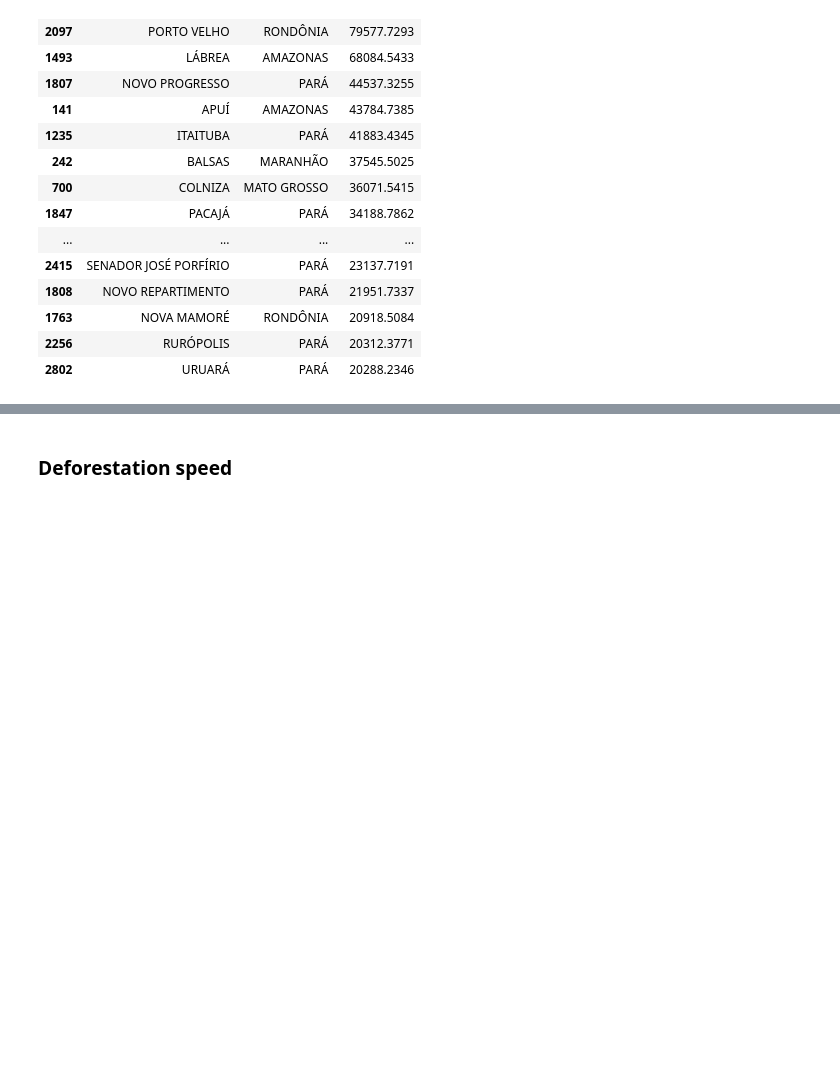
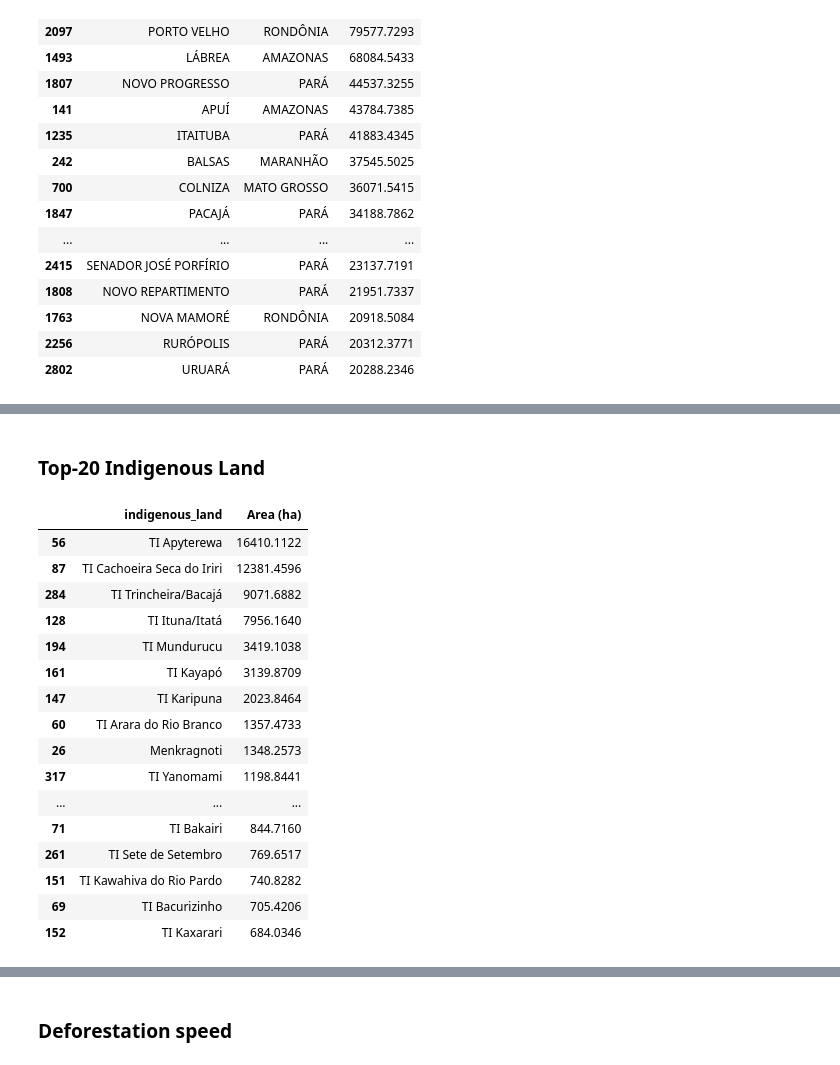
Before and after one commit to leandroleal/mapbiomas-alerta-analysis, a Jupyter notebook: validated_alerts.ipynb, the cells around one changed output, grey strips where cells are left out. Drawn from its saved outputs; the diff is of its cells as text; code cells hidden in the pictures; blank space fills up the shorter version.

```diff
--- a/validated_alerts.ipynb
+++ b/validated_alerts.ipynb
@@ -160,0 +202,28 @@ df.sort_values('Area (ha)',ascending=False)[0:20]
+# %% [markdown]
+### Top-20 Indigenous Land
+# %%
+import matplotlib.pyplot as plt
+
+mask = validated['indigenous_land_area'] > 0
+
+c2 = 'indigenous_land'
+df = validated.groupby(['indigenous_land'])['Area (ha)'].sum().reset_index(name='Area (ha)')
+df.sort_values('Area (ha)',ascending=False)[0:20]
+# %% [output]
+|  | indigenous_land | Area (ha) |
+| 56 | TI Apyterewa | 16410.1122 |
+| 87 | TI Cachoeira Seca do Iriri | 12381.4596 |
+| 284 | TI Trincheira/Bacajá | 9071.6882 |
+| 128 | TI Ituna/Itatá | 7956.1640 |
+| 194 | TI Mundurucu | 3419.1038 |
+| 161 | TI Kayapó | 3139.8709 |
+| 147 | TI Karipuna | 2023.8464 |
+| 60 | TI Arara do Rio Branco | 1357.4733 |
+| 26 | Menkragnoti | 1348.2573 |
+| 317 | TI Yanomami | 1198.8441 |
+| ... | ... | ... |
+| 71 | TI Bakairi | 844.7160 |
+| 261 | TI Sete de Setembro | 769.6517 |
+| 151 | TI Kawahiva do Rio Pardo | 740.8282 |
+| 69 | TI Bacurizinho | 705.4206 |
+| 152 | TI Kaxarari | 684.0346 |
```
Also changed, not shown: parts of 9 cells of this notebook.
